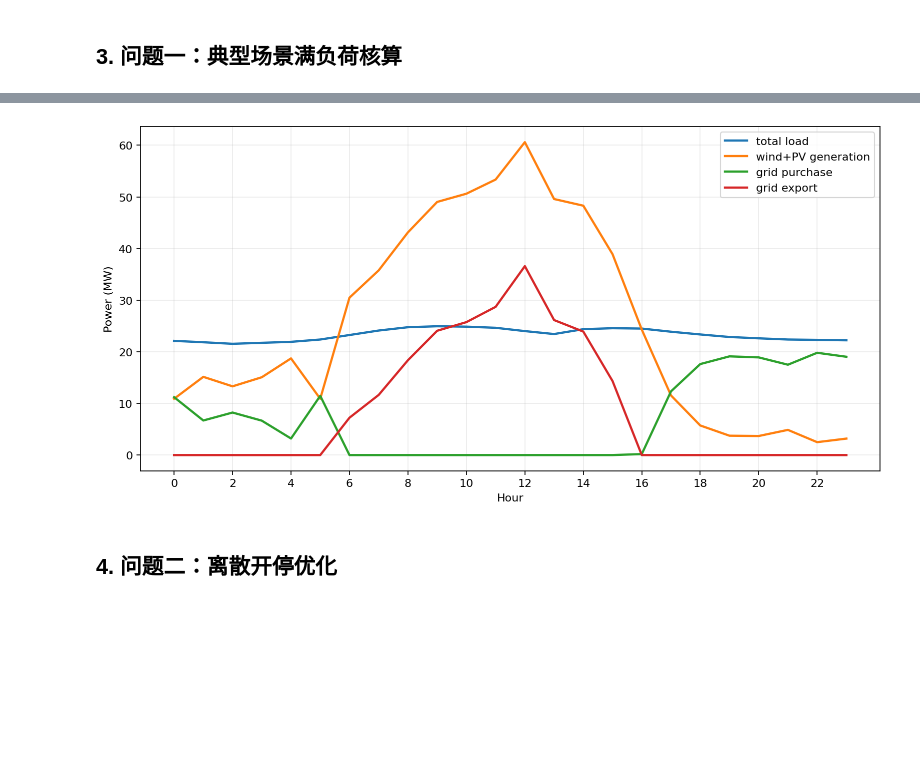
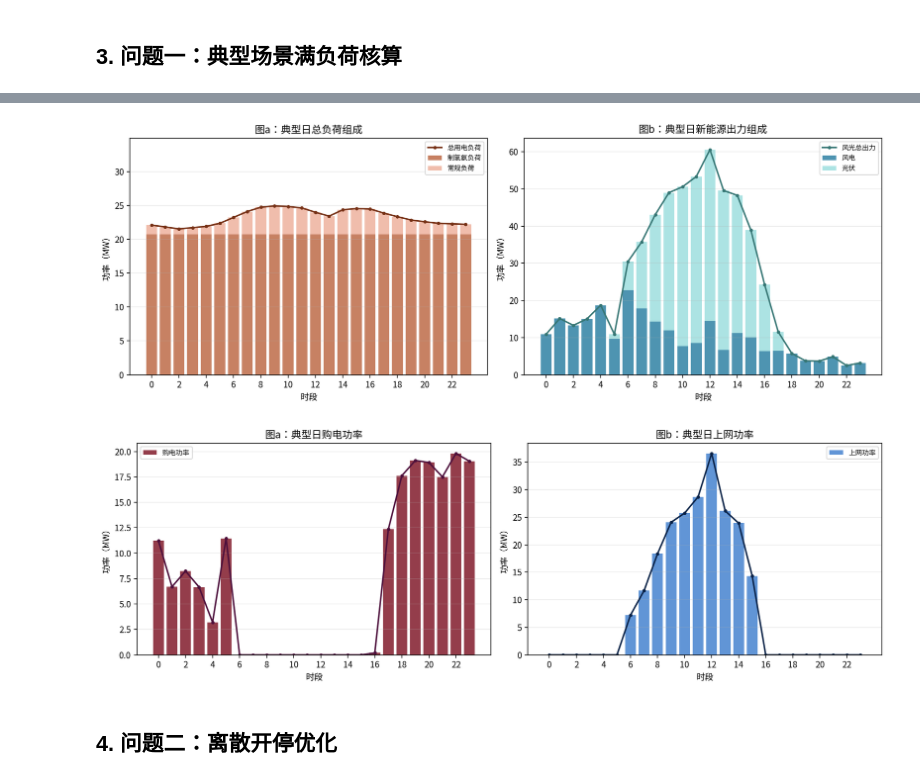
Before and after one commit to wurldwen/---, a Jupyter notebook: A题第1-4题计算代码.ipynb, the cells around one changed output, grey strips where cells are left out. Drawn from its saved outputs; the diff is of its cells as text; code cells hidden in the pictures; blank space fills up the shorter version.

```diff
--- a/A题第1-4题计算代码.ipynb
+++ b/A题第1-4题计算代码.ipynb
@@ -16,3 +16,14 @@ OUT = Path('outputs')
 OUT.mkdir(exist_ok=True)
 pd.set_option('display.max_columns', 20)
 pd.set_option('display.width', 160)
+
+# 中文可视化配置：直接加载本机 Noto CJK 字体文件，避免 Matplotlib 字体族名称回退失败。
+from matplotlib import font_manager
+
+CHINESE_FONT_PATH = '/usr/share/fonts/opentype/noto/NotoSansCJK-Regular.ttc'
+font_manager.fontManager.addfont(CHINESE_FONT_PATH)
+CHINESE_FONT = font_manager.FontProperties(fname=CHINESE_FONT_PATH).get_name()
+plt.rcParams['font.family'] = CHINESE_FONT
+plt.rcParams['font.sans-serif'] = [CHINESE_FONT]
+plt.rcParams['axes.unicode_minus'] = False
+print(f'当前中文绘图字体: {CHINESE_FONT}')
@@ -202,21 +215,61 @@ q1_summary
 |  | 用电量/MWh | 新能源/MWh | 购电/MWh | 上网/MWh | 自发自用占比 | 绿电比例 | 上网比例 | 风电/MWh | 光伏/MWh | 日净成本/元 | 吨氨成本/元 | ... |
 | 0 | 558.72 | 603.448 | 172.0438 | 216.7718 | 0.281556 | 0.692075 | 0.359222 | 245.048 | 358.4 | 195056.216695 | 5418.228242 | ... |
 # %%
-plt.figure(figsize=(10, 5), dpi=160)
-plt.plot(HOURS, load_q1, label='total load', linewidth=2)
-plt.plot(HOURS, gen, label='wind+PV generation', linewidth=2)
-plt.plot(HOURS, buy, label='grid purchase', linewidth=2)
-plt.plot(HOURS, sell, label='grid export', linewidth=2)
-plt.xticks(HOURS[::2])
-plt.xlabel('Hour')
-plt.ylabel('Power (MW)')
-plt.grid(alpha=0.25)
-plt.legend()
-plt.tight_layout()
-plt.savefig(OUT / 'q1_power_curves.png')
+fig, axes = plt.subplots(1, 2, figsize=(13, 4.8), dpi=160)
+
+# 总用电负荷 = 制氢氨固定负荷 + 常规负荷。
+axes[0].bar(HOURS, 20.75, label='制氢氨负荷', color='#bd6b48', alpha=0.85)
+axes[0].bar(HOURS, BASE_LOAD, bottom=20.75, label='常规负荷', color="#eeb29e", alpha=0.85)
+axes[0].plot(HOURS, load_q1, label='总用电负荷', color="#763116", linewidth=1.8, marker='o', markersize=3)
+axes[0].set_title('图a：典型日总负荷组成')
+axes[0].set_xlabel('时段')
+axes[0].set_ylabel('功率（MW）')
+axes[0].set_xticks(HOURS[::2])
+axes[0].grid(axis='y', alpha=0.25)
+axes[0].legend(fontsize=8)
+axes[0].set_ylim(0, load_q1.max() * 1.4)
+
+# 新能源出力 = 风电 + 光伏。
+axes[1].bar(HOURS, wind, label='风电', color="#2f81a4", alpha=0.85)
+axes[1].bar(HOURS, pv, bottom=wind, label='光伏', color="#9edede", alpha=0.85)
+axes[1].plot(HOURS, gen, label='风光总出力', color="#367674", linewidth=1.8, marker='o', markersize=3)
+axes[1].set_title('图b：典型日新能源出力组成')
+axes[1].set_xlabel('时段')
+axes[1].set_ylabel('功率（MW）')
+axes[1].set_xticks(HOURS[::2])
+axes[1].grid(axis='y', alpha=0.25)
+axes[1].legend(fontsize=8)
+
+fig.tight_layout()
+fig.savefig(OUT / 'q1_power_curves.png', bbox_inches='tight')
 plt.show()
+
+fig, axes = plt.subplots(1, 2, figsize=(13, 4.4), dpi=160)
+
+axes[0].bar(HOURS, buy, color="#892837", alpha=0.9, label='购电功率')
+axes[0].plot(HOURS, buy, color="#4c0f3b", linewidth=1.8, marker='o', markersize=3)
+axes[0].set_title('图a：典型日购电功率')
+axes[0].set_xlabel('时段')
+axes[0].set_ylabel('功率（MW）')
+axes[0].set_xticks(HOURS[::2])
+axes[0].grid(axis='y', alpha=0.25)
+axes[0].legend(fontsize=8)
+
+axes[1].bar(HOURS, sell, color="#508ad2", alpha=0.9, label='上网功率')
+axes[1].plot(HOURS, sell, color="#092146", linewidth=1.8, marker='o', markersize=3)
+axes[1].set_title('图b：典型日上网功率')
+axes[1].set_xlabel('时段')
+axes[1].set_ylabel('功率（MW）')
+axes[1].set_xticks(HOURS[::2])
+axes[1].grid(axis='y', alpha=0.25)
+axes[1].legend(fontsize=8)
+
+fig.tight_layout()
+fig.savefig(OUT / 'q1_buy_sell_curves.png', bbox_inches='tight')
+plt.show()
 # %% [output]
-[figure, old version]
+[figure, new version]
+[figure, added]
 # %% [markdown]
 ## 4. 问题二：离散开停优化
 # %%
```
Also changed, not shown: parts of 9 cells of this notebook, 6 other files.
